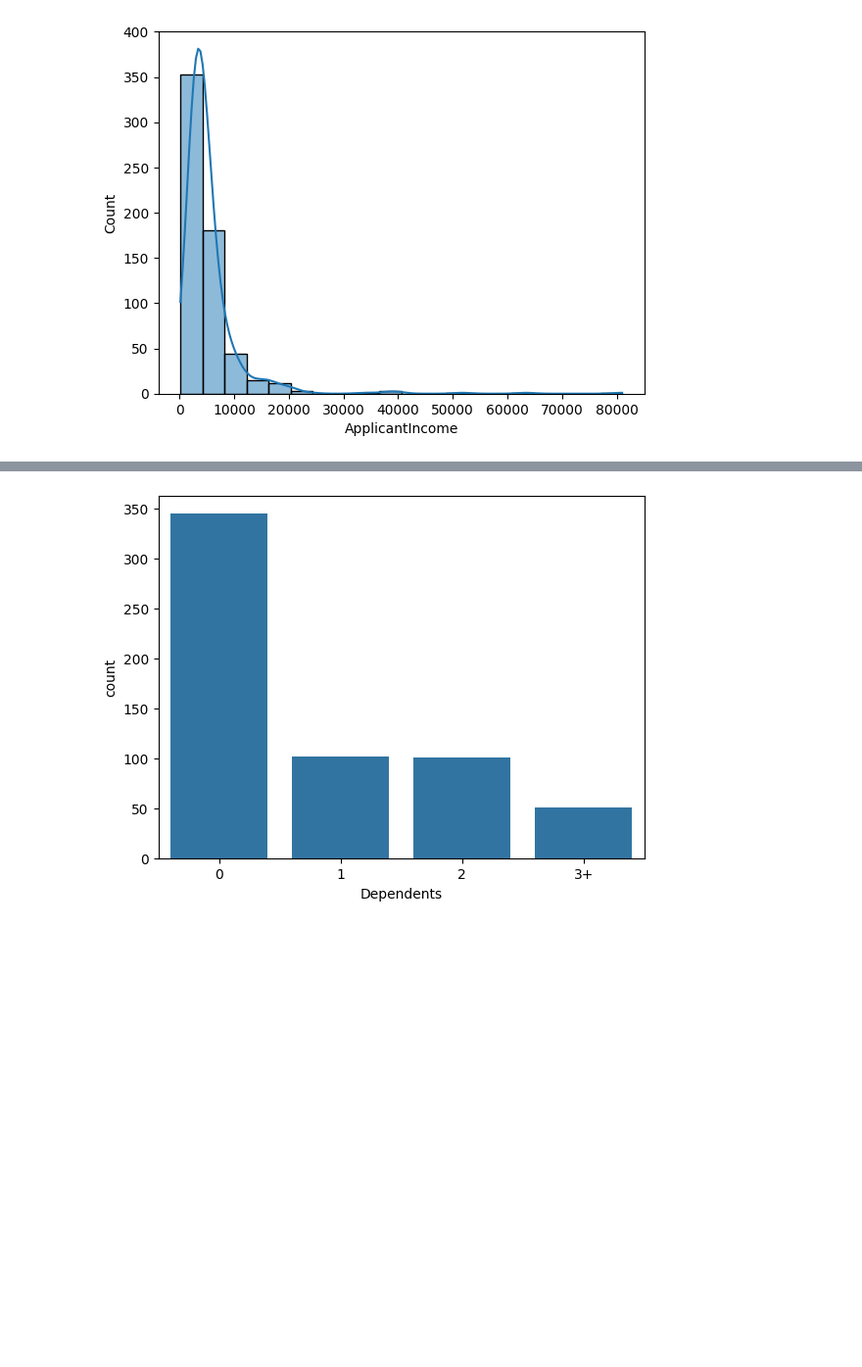
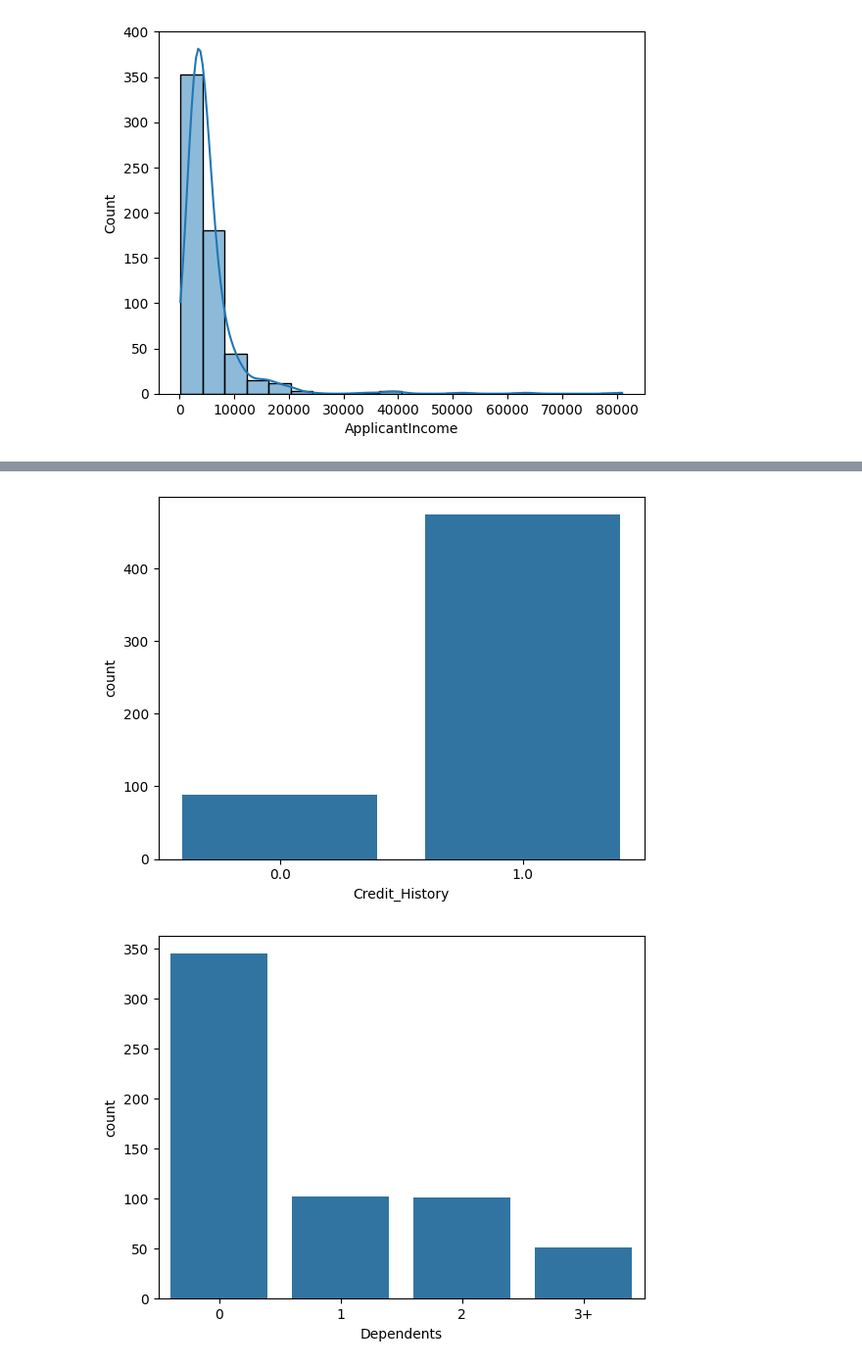
Before and after one commit to lucy-kevin/loan-prediction-data, a Jupyter notebook: loan_prediction.ipynb, the cells around one changed output, grey strips where cells are left out. Shown: that part at 98% size. Saved outputs shown, nothing was run; the diff lists cells and outputs as text; code cells hidden in the pictures; blank space fills up the shorter version.

```diff
--- a/loan_prediction.ipynb
+++ b/loan_prediction.ipynb
@@ -83,3 +95,9 @@ plt.show()
+# %%
+plt.Figure(figsize=(8,6))
+sns.countplot(x ='Credit_History', data = df)
+plt.show()
+# %% [output]
+[figure, added]
 # %%
 plt.Figure(figsize=(8,6))
 sns.countplot(x ='Dependents', data = df)
```
Also changed, not shown: parts of 14 cells of this notebook.
